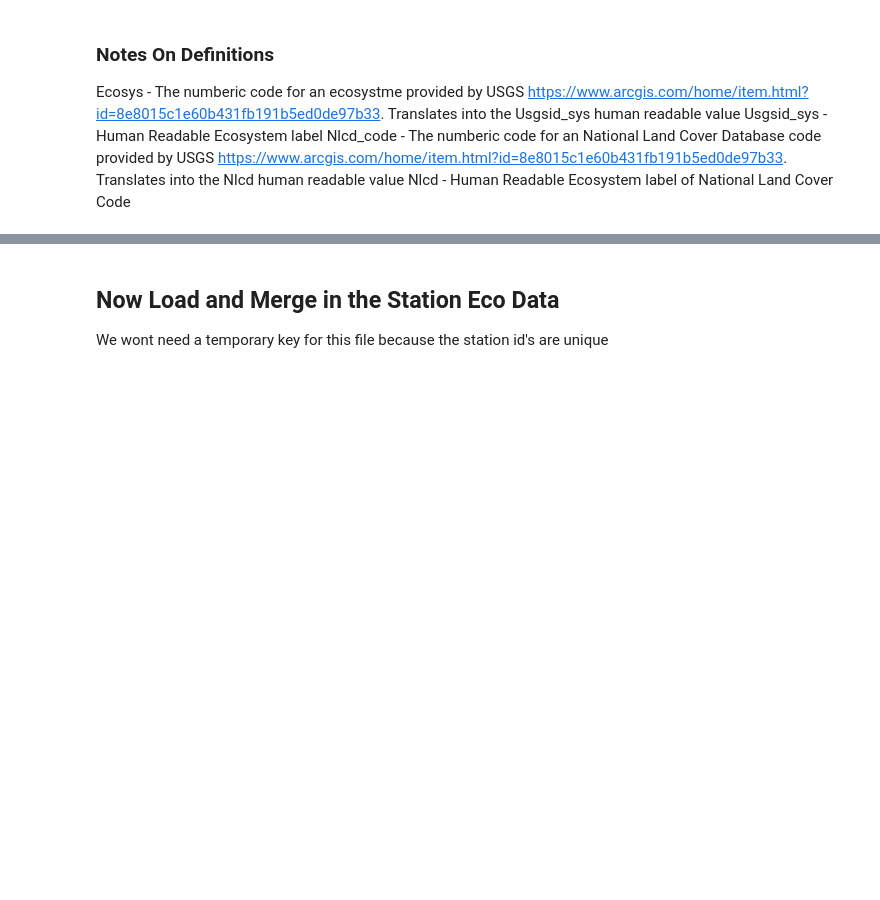
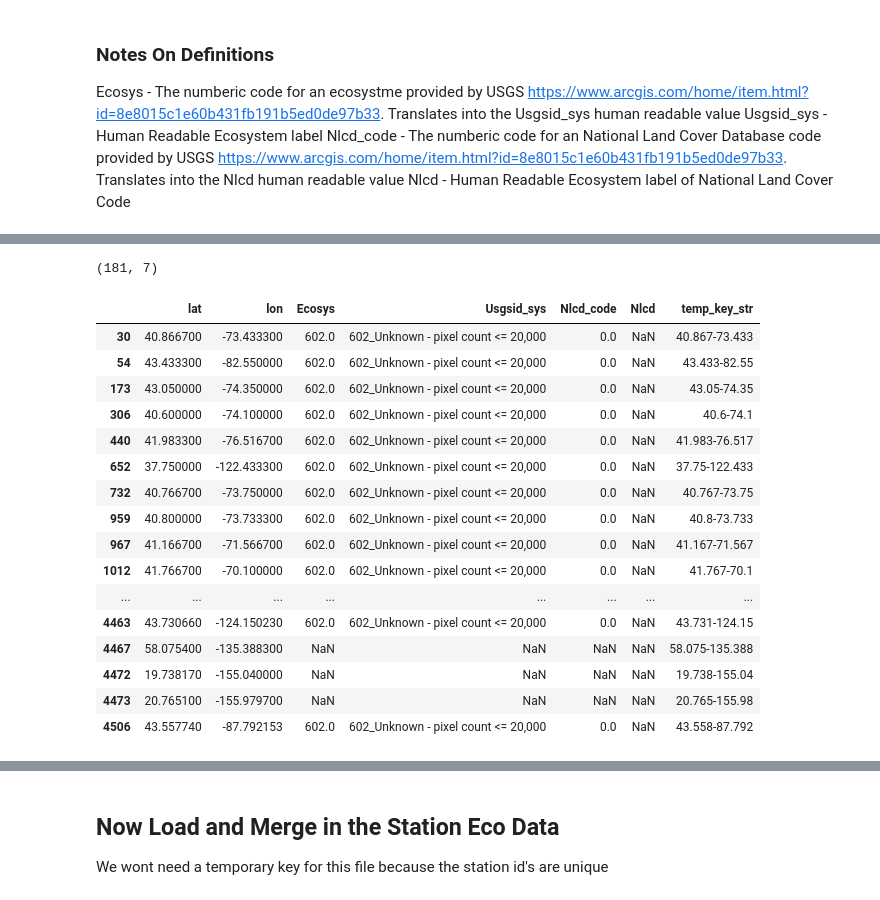
Before and after one commit to DataKind-DC/audubon-cbc, a Jupyter notebook: notebooks/1.3-rec-connecting-fips-ecosystem-data.ipynb, the cells around one changed output, grey strips where cells are left out. Drawn from its saved outputs; the diff is of its cells as text; code cells hidden in the pictures; blank space fills up the shorter version.

```diff
--- a/notebooks/1.3-rec-connecting-fips-ecosystem-data.ipynb
+++ b/notebooks/1.3-rec-connecting-fips-ecosystem-data.ipynb
@@ -251,0 +279,25 @@ eco_data = eco_data[["lat","lon","Ecosys", "Usgsid_sys", "Nlcd_code", "Nlcd"]]
+# %%
+# Some of the Ecosystem data is blank, lets put the lat lons that did NOT return ecosystem data into a new df
+na_eco_data = eco_data.loc[(eco_data["Ecosys"].isna() | (eco_data["Ecosys"] == 602.0))]
+
+print(na_eco_data.shape)
+na_eco_data
+# %% [output]
+(181, 7)
+|  | lat | lon | Ecosys | Usgsid_sys | Nlcd_code | Nlcd | temp_key_str |
+| 30 | 40.866700 | -73.433300 | 602.0 | 602_Unknown - pixel count <= 20,000 | 0.0 | NaN | 40.867-73.433 |
+| 54 | 43.433300 | -82.550000 | 602.0 | 602_Unknown - pixel count <= 20,000 | 0.0 | NaN | 43.433-82.55 |
+| 173 | 43.050000 | -74.350000 | 602.0 | 602_Unknown - pixel count <= 20,000 | 0.0 | NaN | 43.05-74.35 |
+| 306 | 40.600000 | -74.100000 | 602.0 | 602_Unknown - pixel count <= 20,000 | 0.0 | NaN | 40.6-74.1 |
+| 440 | 41.983300 | -76.516700 | 602.0 | 602_Unknown - pixel count <= 20,000 | 0.0 | NaN | 41.983-76.517 |
+| 652 | 37.750000 | -122.433300 | 602.0 | 602_Unknown - pixel count <= 20,000 | 0.0 | NaN | 37.75-122.433 |
+| 732 | 40.766700 | -73.750000 | 602.0 | 602_Unknown - pixel count <= 20,000 | 0.0 | NaN | 40.767-73.75 |
+| 959 | 40.800000 | -73.733300 | 602.0 | 602_Unknown - pixel count <= 20,000 | 0.0 | NaN | 40.8-73.733 |
+| 967 | 41.166700 | -71.566700 | 602.0 | 602_Unknown - pixel count <= 20,000 | 0.0 | NaN | 41.167-71.567 |
+| 1012 | 41.766700 | -70.100000 | 602.0 | 602_Unknown - pixel count <= 20,000 | 0.0 | NaN | 41.767-70.1 |
+| ... | ... | ... | ... | ... | ... | ... | ... |
+| 4463 | 43.730660 | -124.150230 | 602.0 | 602_Unknown - pixel count <= 20,000 | 0.0 | NaN | 43.731-124.15 |
+| 4467 | 58.075400 | -135.388300 | NaN | NaN | NaN | NaN | 58.075-135.388 |
+| 4472 | 19.738170 | -155.040000 | NaN | NaN | NaN | NaN | 19.738-155.04 |
+| 4473 | 20.765100 | -155.979700 | NaN | NaN | NaN | NaN | 20.765-155.98 |
+| 4506 | 43.557740 | -87.792153 | 602.0 | 602_Unknown - pixel count <= 20,000 | 0.0 | NaN | 43.558-87.792 |
```
Also changed, not shown: parts of 27 cells of this notebook, 2 other files.
